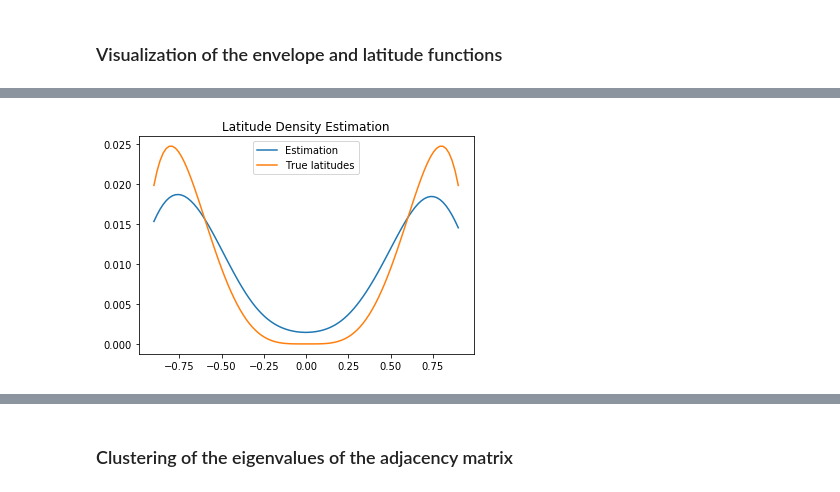
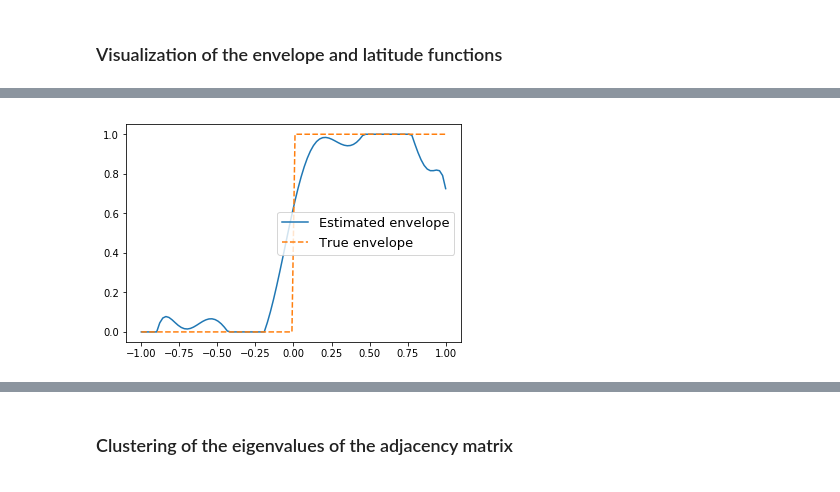
Before and after one commit to quentin-duchemin/Markovian-random-geometric-graph, a Jupyter notebook: Experiments.ipynb, the cells around one changed output, grey strips where cells are left out. Saved outputs shown, nothing was run; the diff lists cells and outputs as text; code cells hidden in the pictures.

```diff
--- a/Experiments.ipynb
+++ b/Experiments.ipynb
@@ -27,4 +23,4 @@ G.plot_estimation_enveloppe()
-# %%
-G.plot_densities_latitude()
-# %% [output]
-[figure, removed]
+# %%
+G.plot_estimation_envelope(savename='env-mix-hea.png')
+# %% [output]
+[figure, added]
```
Also changed, not shown: parts of 15 cells of this notebook, 11 other files.
